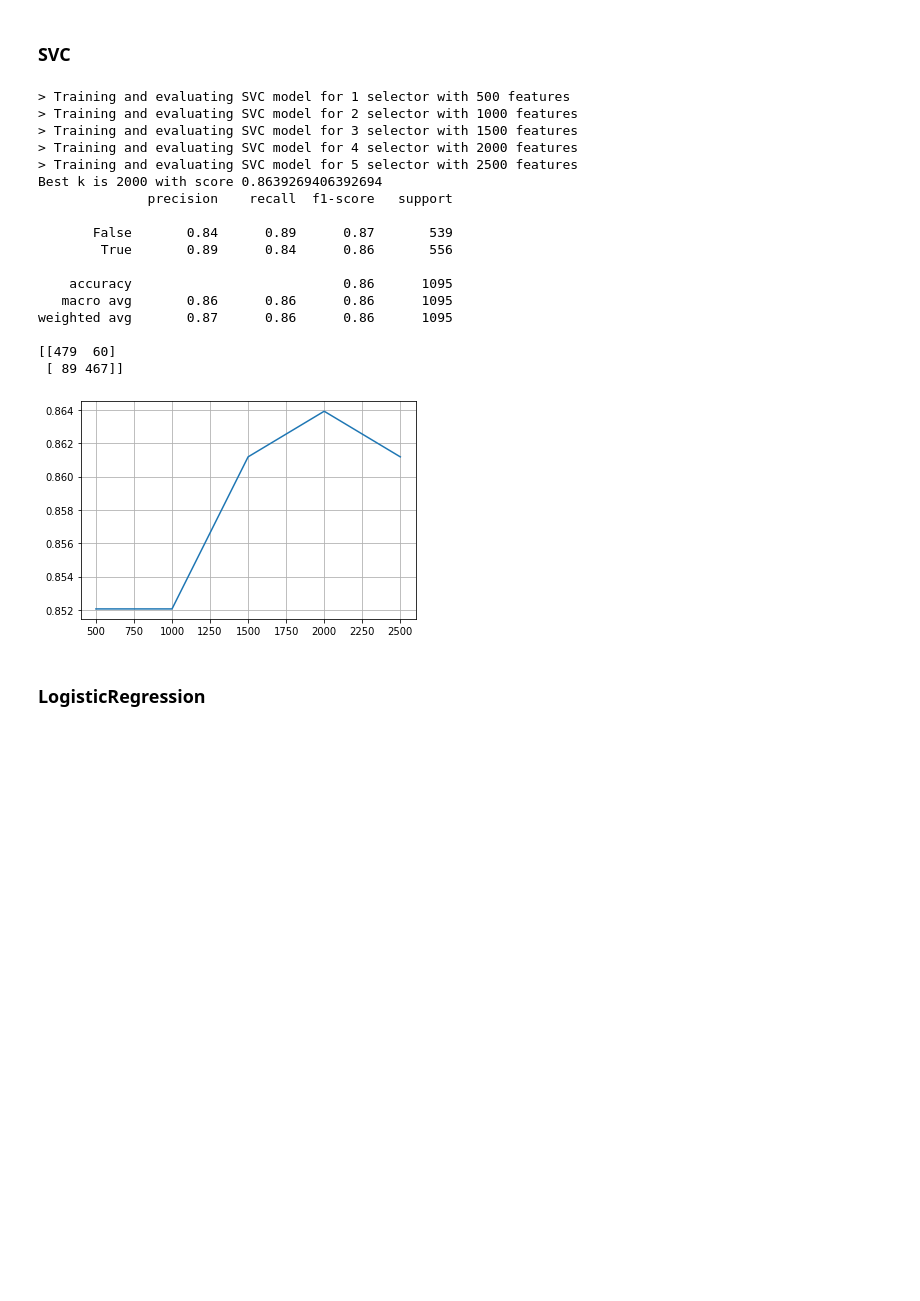
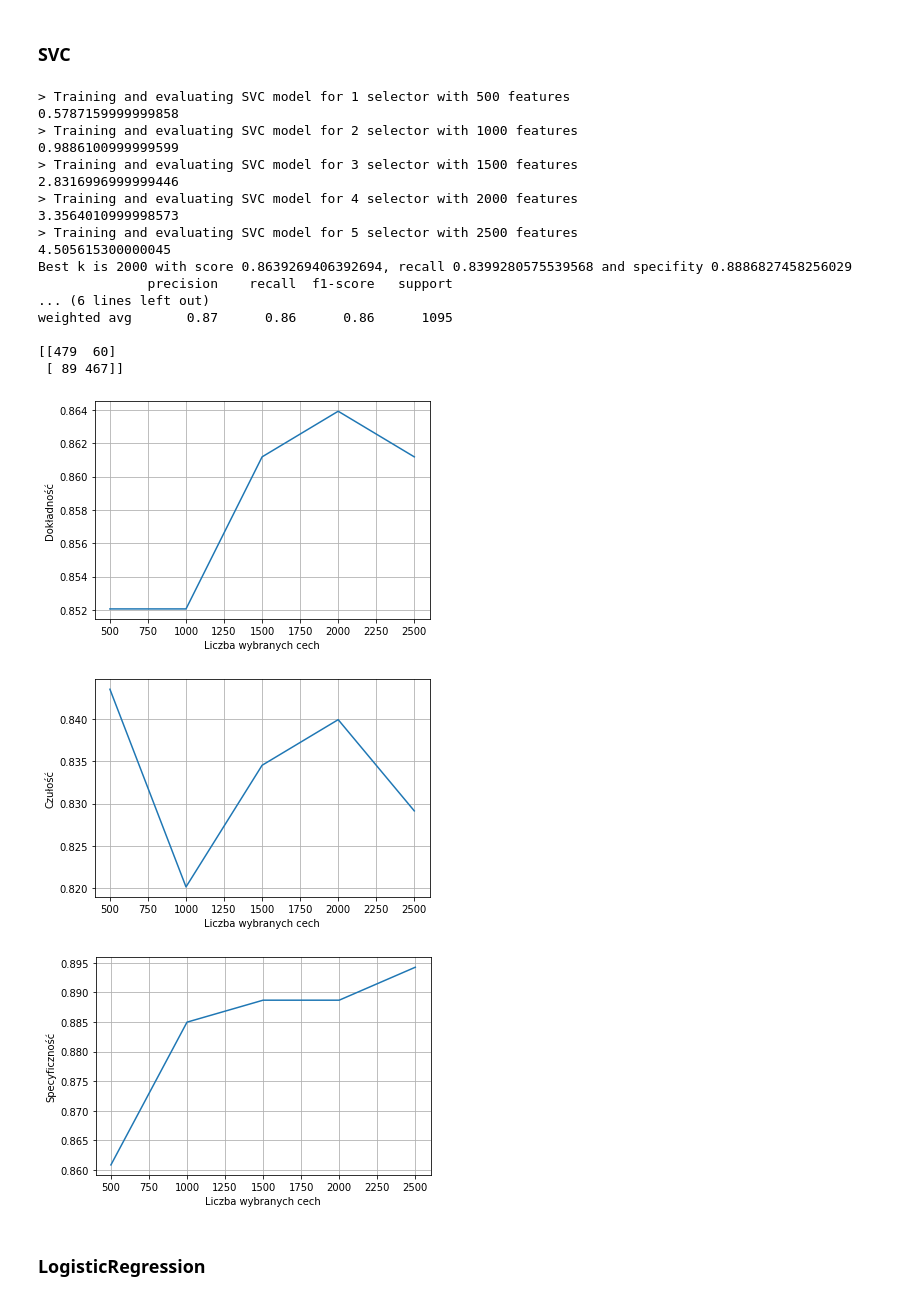
Before and after one commit to KAIR-ISZ-NLP/FeatureSelectionAlgorithmsNLP, a Jupyter notebook: Project/feature_selection_with_RFE.ipynb, the cells around one changed output. Saved outputs shown, nothing was run; the diff lists cells and outputs as text; code cells hidden in the pictures; blank space fills up the shorter version.

```diff
--- a/Project/feature_selection_with_RFE.ipynb
+++ b/Project/feature_selection_with_RFE.ipynb
@@ -157,7 +193,12 @@ weighted avg       0.85      0.85      0.85      1095
 <h3> SVC </h3>
 # %%
 all_scores_SVC = []
+all_specifity_SVC = []
+all_recall_SVC = []
+all_classif_times_SVC = []
 score_best_SVC = 0
+specifity_best_SVC = 0
+recall_best_SVC = 0
 all_k = [i for i in range(500, 3000, 500)]
 
 for count, sel in enumerate(all_selectors, start=1):
@@ -171,43 +212,73 @@ for count, sel in enumerate(all_selectors, start=1):
     model = GridSearchCV(SVC(), param_grid, verbose=0)
     model.fit(X_train_new,y_train)
 
+    start = default_timer()
     y_pred = model.predict(X_test_new)
+    end = default_timer()
+    classif_time = end - start
+    all_classif_times_SVC.append(classif_time)
+    print(classif_time)
+
     score = accuracy_score(y_test,y_pred)
+    tn, fp, fn, tp = confusion_matrix(y_test, y_pred).ravel()
+    specificity = tn / (tn+fp)
+    recall = tp / (tp+fn)
     all_scores_SVC.append(score)
+    all_specifity_SVC.append(specificity)
+    all_recall_SVC.append(recall)
 
     if score > score_best_SVC:
         score_best_SVC = score
+        specifity_best_SVC = specificity
+        recall_best_SVC = recall
         k_best = X_test_new.shape[1]
         class_best = classification_report(y_test,y_pred)
         conf_best = confusion_matrix(y_test,y_pred)
         best_model_SVC = model
         best_features_SVC = sel
 
 
-print(f"Best k is {k_best} with score {score_best_SVC}")
+print(f"Best k is {k_best} with score {score_best_SVC}, recall {recall_best_SVC} and specifity {specifity_best_SVC}")
 print(class_best)
 print(conf_best)
 plt.plot(all_k, all_scores_SVC)
+plt.xlabel("Liczba wybranych cech")
+plt.ylabel("Dokładność")
+plt.title("")
 plt.grid()
+plt.show()
+plt.plot(all_k, all_recall_SVC)
+plt.xlabel("Liczba wybranych cech")
+plt.ylabel("Czułość")
+plt.title("")
+plt.grid()
+plt.show()
+plt.plot(all_k, all_specifity_SVC)
+plt.xlabel("Liczba wybranych cech")
+plt.ylabel("Specyficzność")
+plt.title("")
+plt.grid()
 # %% [output]
 > Training and evaluating SVC model for 1 selector with 500 features
+0.5787159999999858
 > Training and evaluating SVC model for 2 selector with 1000 features
+0.9886100999999599
 > Training and evaluating SVC model for 3 selector with 1500 features
+2.8316996999999446
 > Training and evaluating SVC model for 4 selector with 2000 features
+3.3564010999998573
 > Training and evaluating SVC model for 5 selector with 2500 features
-Best k is 2000 with score 0.8639269406392694
+4.505615300000045
+Best k is 2000 with score 0.8639269406392694, recall 0.8399280575539568 and specifity 0.8886827458256029
               precision    recall  f1-score   support
-
-       False       0.84      0.89      0.87       539
-        True       0.89      0.84      0.86       556
-
-    accuracy                           0.86      1095
-   macro avg       0.86      0.86      0.86      1095
+... (6 lines left out)
 weighted avg       0.87      0.86      0.86      1095
 
 [[479  60]
  [ 89 467]]
-[figure, old version]
+[figure, new version]
+[figure, added]
+[figure, added]
 # %% [markdown]
 <h3> LogisticRegression </h3>
 # %%
```
Also changed, not shown: parts of 7 cells of this notebook, 4 other files.
